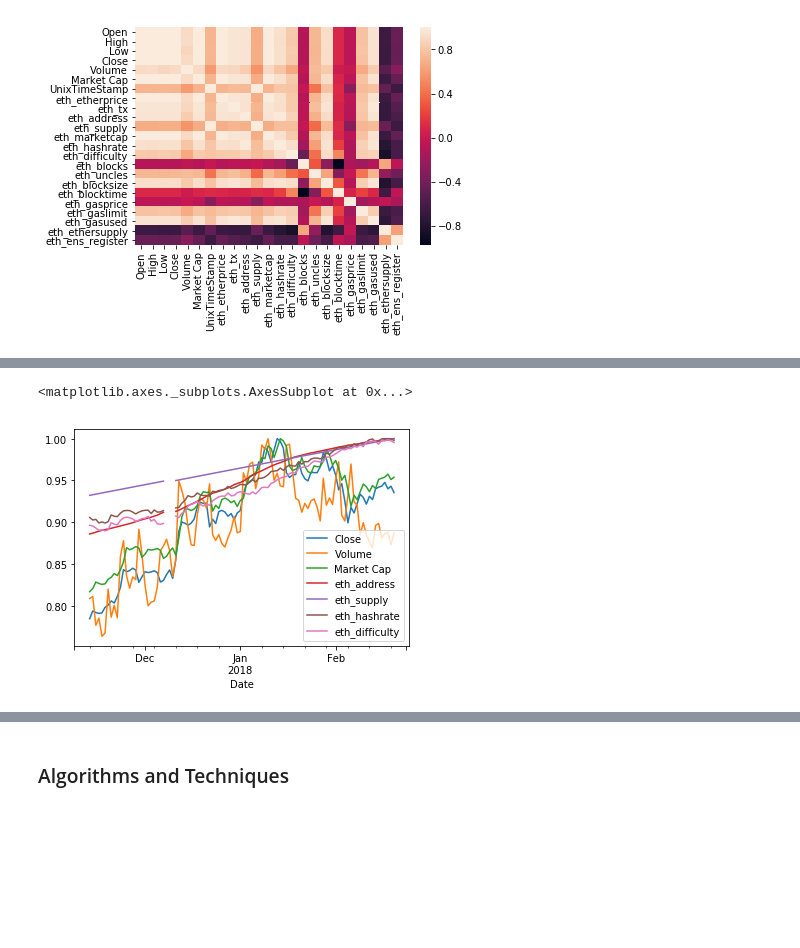
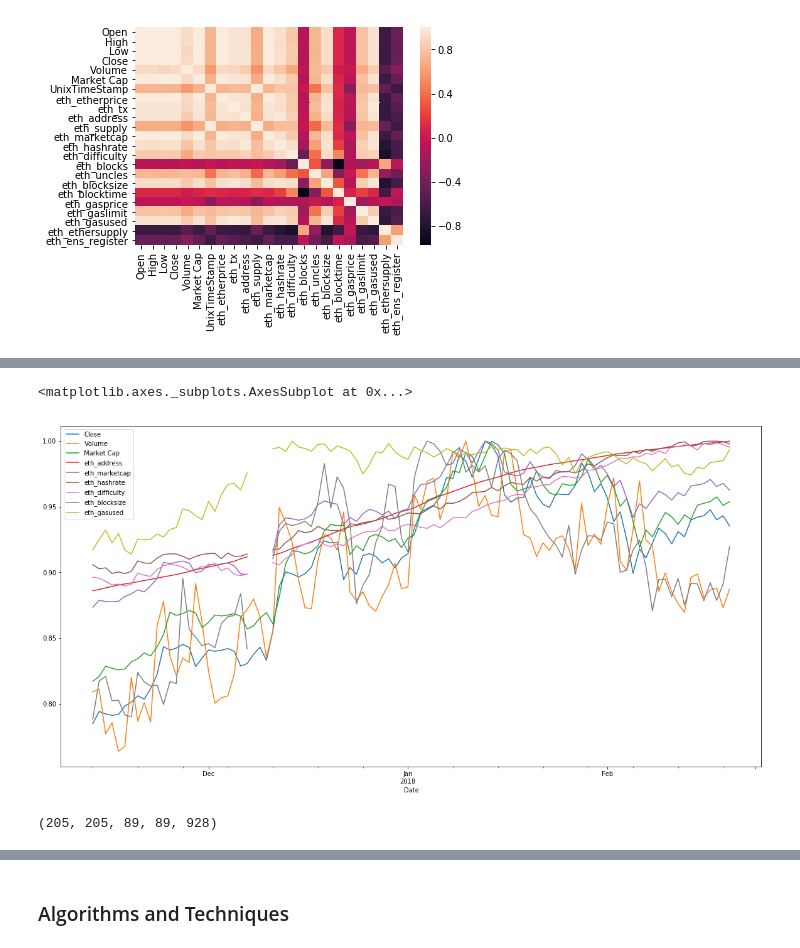
Before and after one commit to nkittsteiner/MLND-capstone-project, a Jupyter notebook: MLND_proposal.ipynb, the cells around one changed output, grey strips where cells are left out. Cells and saved outputs as stored; diff of their text form; code cells hidden in the pictures; blank space fills up the shorter version.

```diff
--- a/MLND_proposal.ipynb
+++ b/MLND_proposal.ipynb
@@ -140,8 +141,8 @@ heatmap(df.corr(),yticklabels=df.columns, xticklabels=df.columns)
 <matplotlib.axes._subplots.AxesSubplot at 0x...>
 [figure]
 # %%
-%matplotlib inline
-fields = ['Close', 'Volume','Market Cap','eth_address', 'eth_supply', 'eth_hashrate','eth_difficulty']
+fields = ['Close', 'Volume','Market Cap','eth_address', 'eth_marketcap',
+          'eth_hashrate','eth_difficulty','eth_blocksize', 'eth_gasused']
 df[fields].plot()
 # %% [output]
 <matplotlib.axes._subplots.AxesSubplot at 0x...>
@@ -165,6 +166,6 @@ features_log_minmax_transform[fields].plot()
 # %%
 # Last 100 days
-features_log_minmax_transform[:100][fields].plot()
+features_log_minmax_transform[:100][fields].plot(figsize=(20,10))
 # %% [output]
 <matplotlib.axes._subplots.AxesSubplot at 0x...>
-[figure, old version]
+[figure, new version]
@@ -170,0 +184,4 @@ features_log_minmax_transform[:100][fields].plot()
+# %%
+print(len(X_train), len(y_train), len(X_test), len(y_test), len(df))
+# %% [output]
+(205, 205, 89, 89, 928)
```
Also changed, not shown: parts of 6 cells of this notebook.
